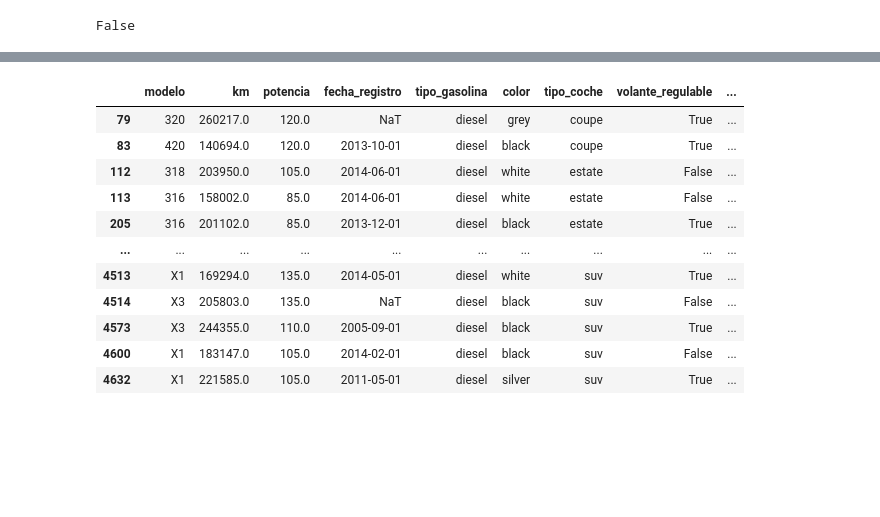
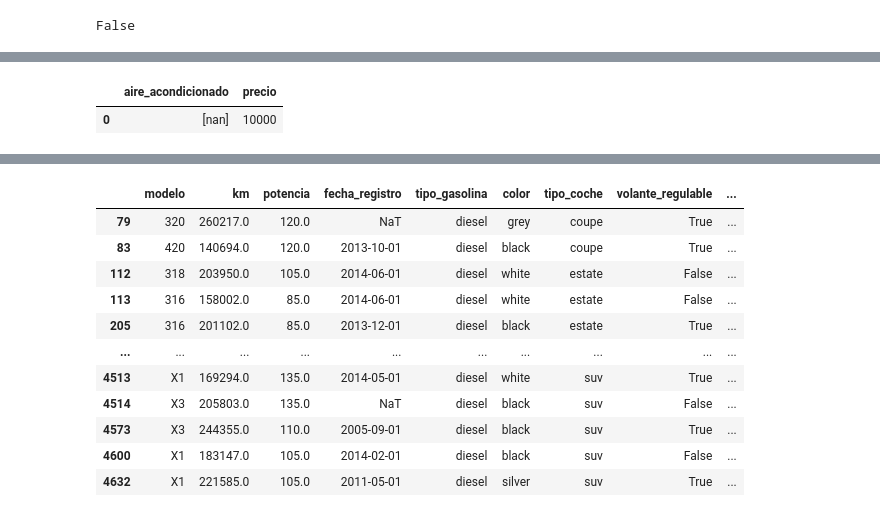
Before and after one commit to rulogar1234/nuclio-1, a Jupyter notebook: 1er_Entregable.ipynb, the cells around one changed output, grey strips where cells are left out. Drawn from its saved outputs; the diff is of its cells as text; code cells hidden in the pictures; blank space fills up the shorter version.

```diff
--- a/1er_Entregable.ipynb
+++ b/1er_Entregable.ipynb
@@ -527,0 +495,8 @@ items["department"] = items.apply(department_calculation, axis=1)
+# %%
+def ac_calculation(row):
+  if row["aire_acondicionado"] is not None:
+    return[row["aire_acondicionado"]]
+  else:
+    for i in range(len(stats)):
+      if stats.loc[i,'precio'] > row["precio"]:
+        return stats.loc[i,'top']
@@ -527,0 +516,9 @@ items["department"] = items.apply(department_calculation, axis=1)
+# %%
+df = pd.DataFrame({'aire_acondicionado': [ np.nan],'precio': [ 10000]})
+
+df["aire_acondicionado"] = df.apply(ac_calculation, axis=1)
+
+df.head()
+# %% [output]
+|  | aire_acondicionado | precio |
+| 0 | [nan] | 10000 |
```
Also changed, not shown: parts of 16 cells of this notebook.
